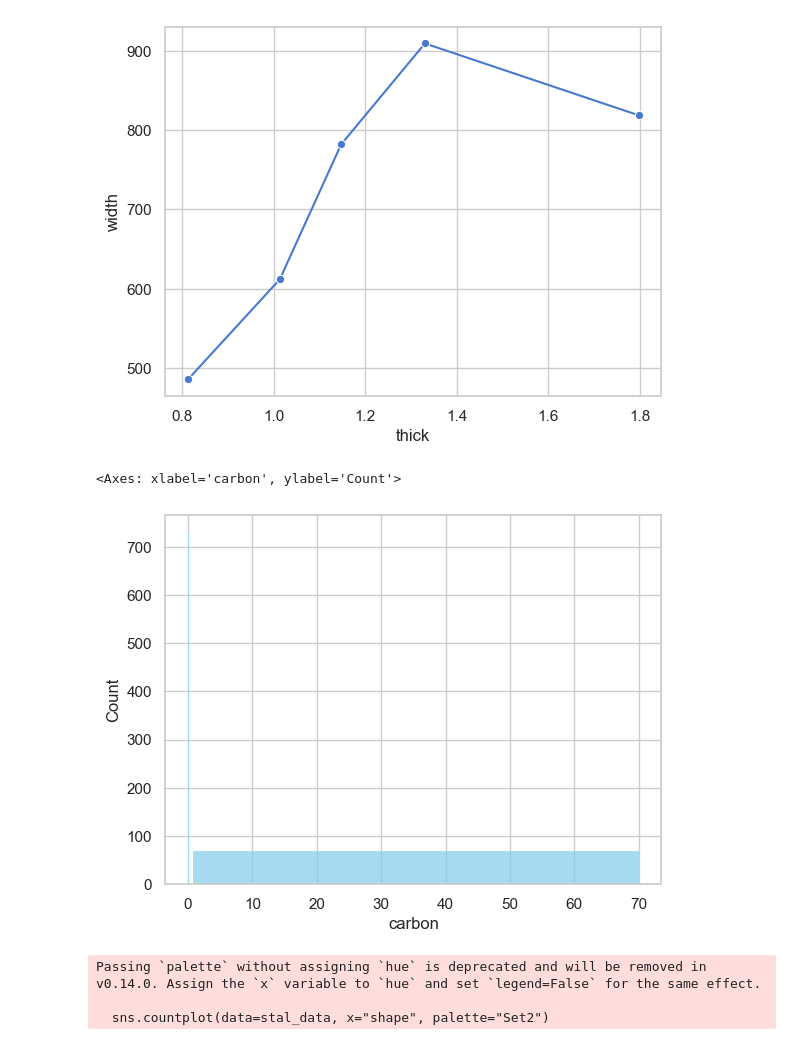
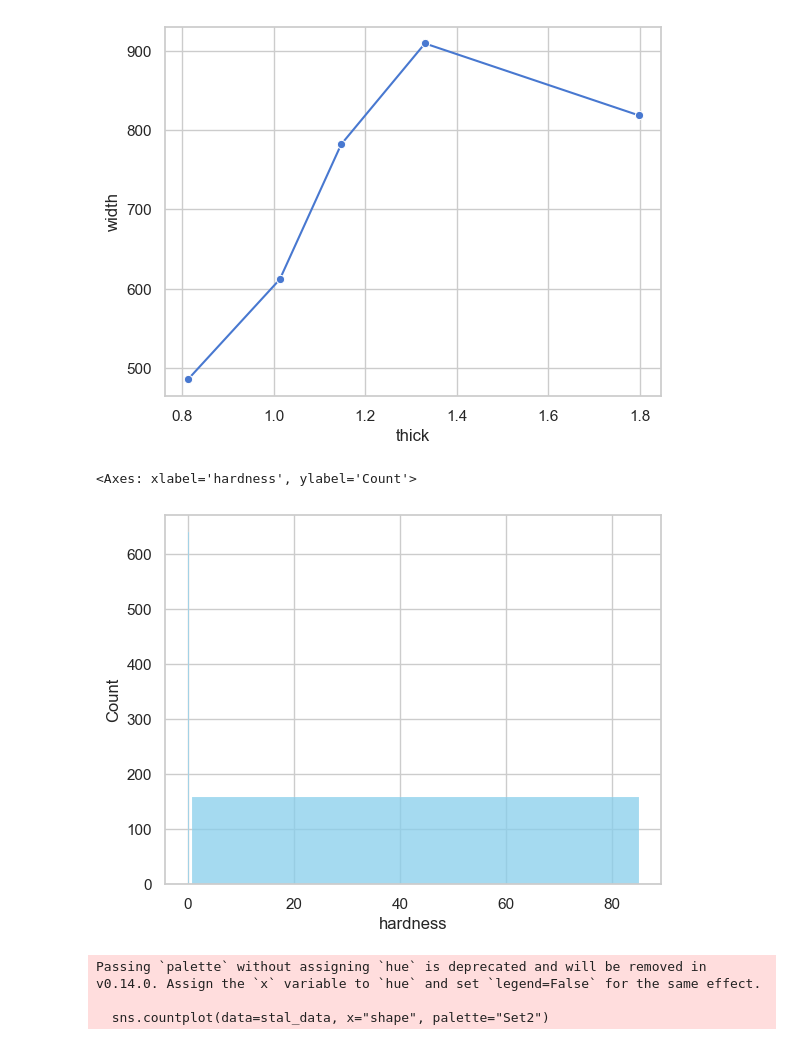
Before and after one commit to ivanmoroz070707/Special-Programming-Sections.-Lab-Work, a Jupyter notebook: Lab_2/Lab_2_part_1.ipynb, the cells around one changed output. Cells and saved outputs as stored; diff of their text form; code cells hidden in the pictures.

```diff
--- a/Lab_2/Lab_2_part_1.ipynb
+++ b/Lab_2/Lab_2_part_1.ipynb
@@ -94,11 +108,11 @@ sns.lineplot(data=avg_dim, x="thick", y="width", marker="o")
 [figure]
 # %%
 
-bins = [stal_data["carbon"].min()-0.01, 0.2, 0.4, 0.6, 0.8, stal_data["carbon"].max()+0.01]
-sns.histplot(stal_data["carbon"], bins=bins, kde=False, color="skyblue")
+bins = [stal_data["hardness"].min()-0.01, 0.2, 0.4, 0.6, 0.8, stal_data["hardness"].max()+0.01]
+sns.histplot(stal_data["hardness"], bins=bins, kde=False, color="skyblue")
 # %% [output]
-<Axes: xlabel='carbon', ylabel='Count'>
+<Axes: xlabel='hardness', ylabel='Count'>
-[figure, old version]
+[figure, new version]
 # %%
 
 sns.countplot(data=stal_data, x="shape", palette="Set2")
```
Also changed, not shown: parts of 2 cells of this notebook, 2 other files.
